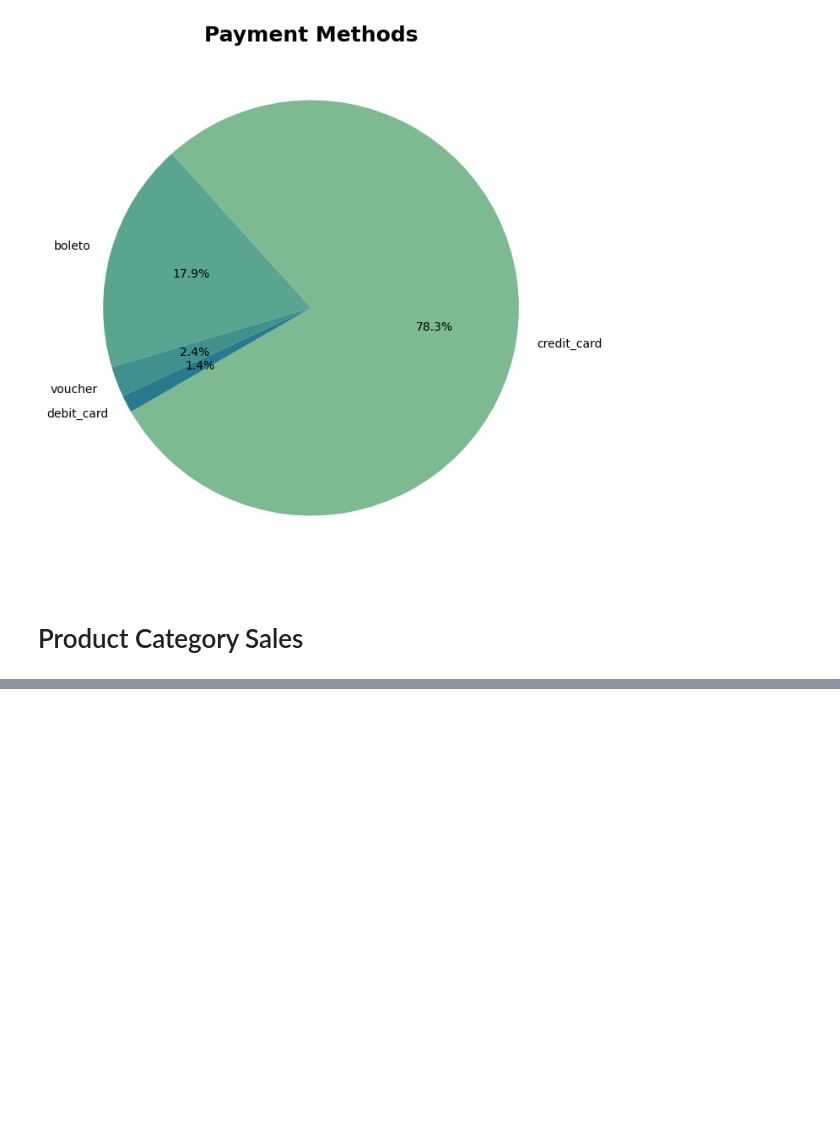
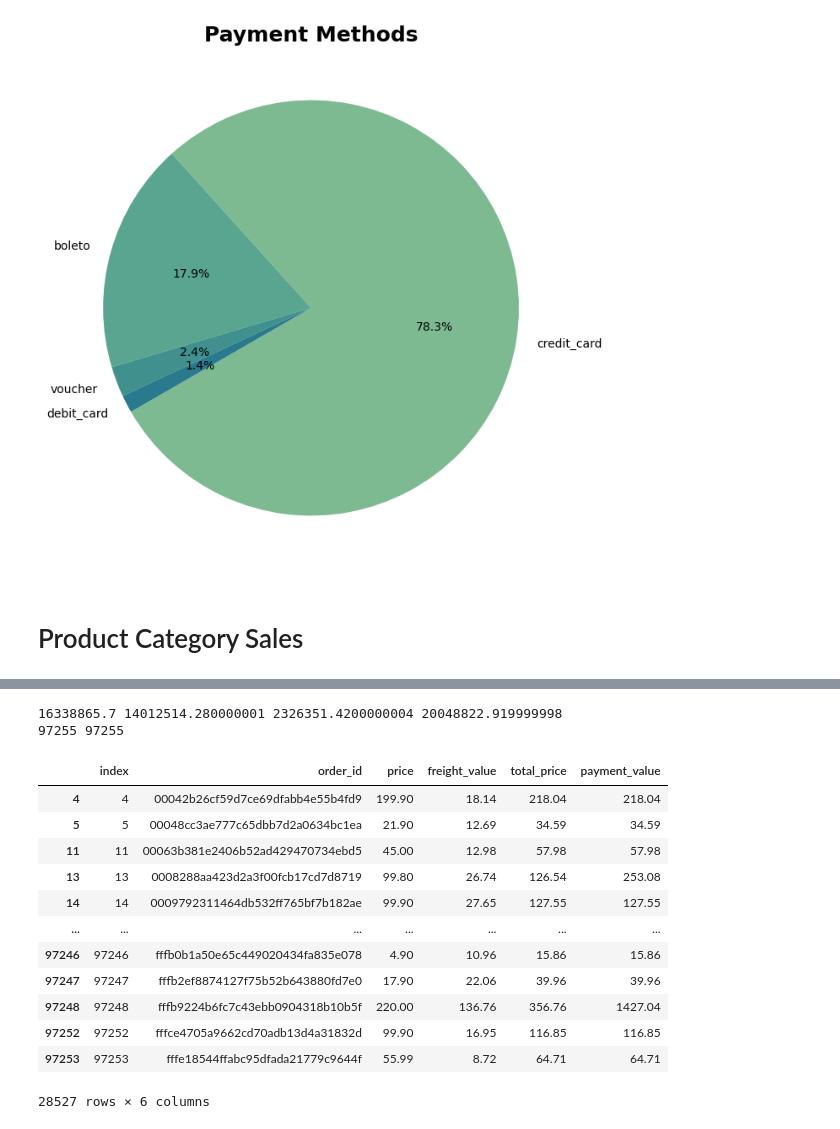
Before and after one commit to pallaviwale/Circular_Economy_Coders_037, a Jupyter notebook: data_dashboard.ipynb, the cells around one changed output, grey strips where cells are left out. Drawn from its saved outputs; the diff is of its cells as text; code cells hidden in the pictures; blank space fills up the shorter version.

```diff
--- a/data_dashboard.ipynb
+++ b/data_dashboard.ipynb
@@ -221,0 +211,13 @@ plt.show()
+# %%
+payment_method_data = pd.read_csv("Ecommerce\\olist_order_payments_dataset.csv")
+order_items_dataset = pd.read_csv('Ecommerce\\olist_order_items_dataset.csv')
+
+order_data = order_items_dataset.groupby('order_id')[['price','freight_value']].sum().reset_index()
+payment_data = payment_method_data.groupby('order_id')['payment_value'].sum().reset_index()
+
+order_count = order_data['order_id'].count()
+print('order row ' + str(order_count))
+payment_count = payment_data['order_id'].count()
+#print('payment row ' + str(payment_count))
+
+payment_data[~payment_data['order_id'].isin(order_data['order_id'])]
@@ -221,0 +239,41 @@ plt.show()
+# %%
+order_data_time_name = prepare_data(products_dataset, product_category_name_translation_dataset, order_items_dataset, orders_dataset,payment_method_data,customer_data)
+#order_data_time_name.head(10)
+order_data = order_data_time_name.groupby('order_id')[['price','freight_value']].sum().reset_index()
+payment_data = order_data_time_name.groupby('order_id')['payment_value'].sum().reset_index()
+order_data['total_price'] = order_data['price']+ order_data['freight_value']
+#order_data.head(10)
+out_data = order_data.merge(payment_data, on = 'order_id').reset_index()
+#out_data1 = out_data[out_data['total_price'] != out_data['payment_value']]
+#out_data1
+
+total_price_order = out_data['total_price'].sum()
+total_price = out_data['price'].sum()
+total_fright = out_data['freight_value'].sum()
+total_value_order = out_data['payment_value'].sum()
+print(total_price_order, total_price, total_fright, total_value_order)
+
+order_count = order_data['order_id'].count()
+payment_count = payment_data['order_id'].count()
+print(order_count, payment_count)
+
+out_data = out_data[out_data['total_price'] != out_data['payment_value']]
+
+
+out_data
+# %% [output]
+16338865.7 14012514.280000001 2326351.4200000004 20048822.919999998
+97255 97255
+|  | index | order_id | price | freight_value | total_price | payment_value |
+| 4 | 4 | 00042b26cf59d7ce69dfabb4e55b4fd9 | 199.90 | 18.14 | 218.04 | 218.04 |
+| 5 | 5 | 00048cc3ae777c65dbb7d2a0634bc1ea | 21.90 | 12.69 | 34.59 | 34.59 |
+| 11 | 11 | 00063b381e2406b52ad429470734ebd5 | 45.00 | 12.98 | 57.98 | 57.98 |
+| 13 | 13 | 0008288aa423d2a3f00fcb17cd7d8719 | 99.80 | 26.74 | 126.54 | 253.08 |
+| 14 | 14 | 0009792311464db532ff765bf7b182ae | 99.90 | 27.65 | 127.55 | 127.55 |
+| ... | ... | ... | ... | ... | ... | ... |
+| 97246 | 97246 | fffb0b1a50e65c449020434fa835e078 | 4.90 | 10.96 | 15.86 | 15.86 |
+| 97247 | 97247 | fffb2ef8874127f75b52b643880fd7e0 | 17.90 | 22.06 | 39.96 | 39.96 |
+| 97248 | 97248 | fffb9224b6fc7c43ebb0904318b10b5f | 220.00 | 136.76 | 356.76 | 1427.04 |
+| 97252 | 97252 | fffce4705a9662cd70adb13d4a31832d | 99.90 | 16.95 | 116.85 | 116.85 |
+| 97253 | 97253 | fffe18544ffabc95dfada21779c9644f | 55.99 | 8.72 | 64.71 | 64.71 |
+28527 rows × 6 columns
```
Also changed, not shown: parts of 3 cells of this notebook, 6 other files.
